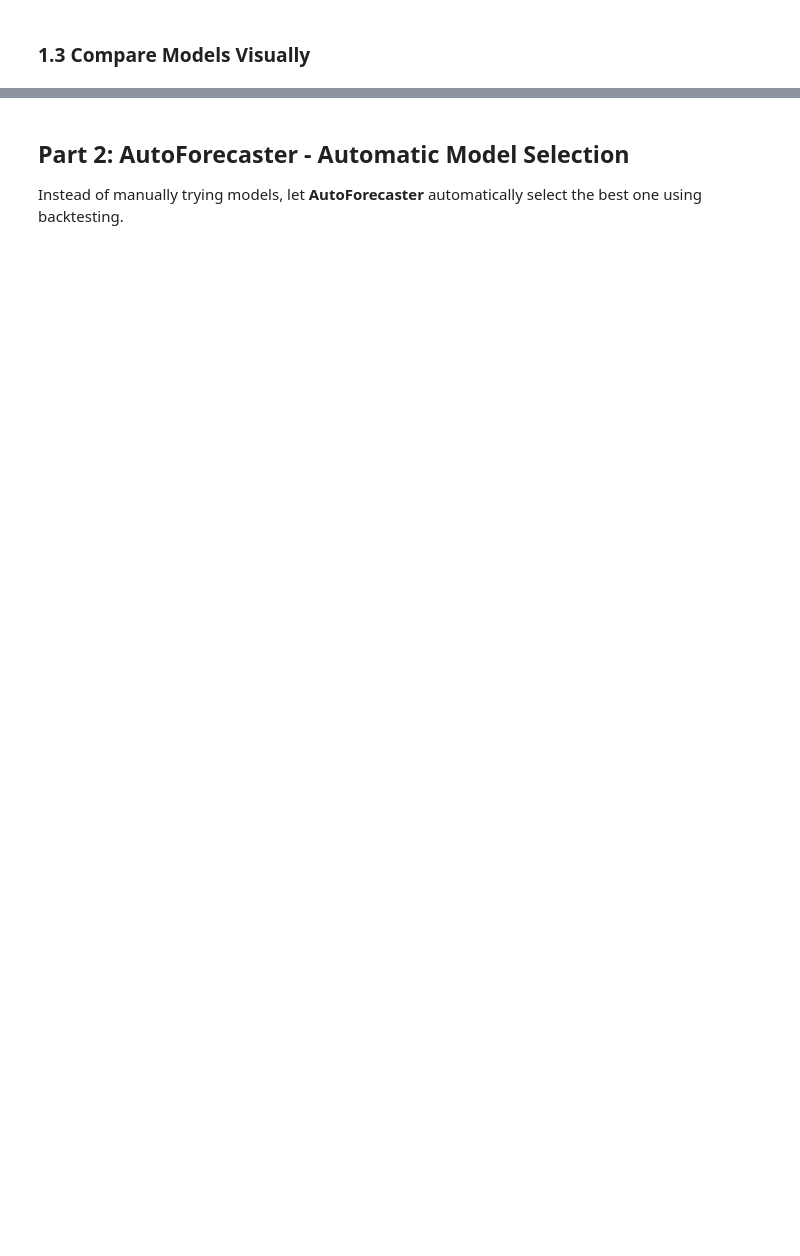
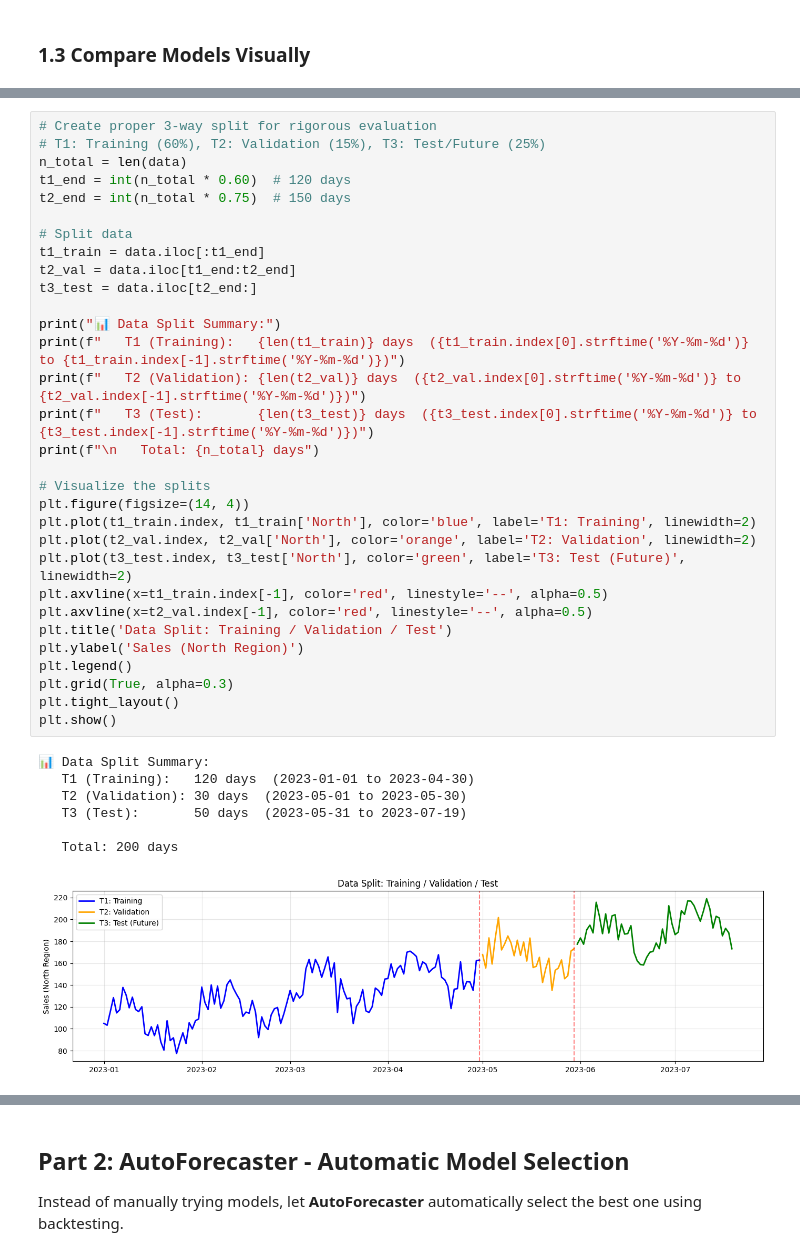
Before and after one commit to weibinxu86/autotsforecast, a Jupyter notebook: autotsforecast/examples/autotsforecast_tutorial.ipynb, the cells around one changed output, grey strips where cells are left out. Drawn from its saved outputs; the diff is of its cells as text; blank space fills up the shorter version.

```diff
--- a/autotsforecast/examples/autotsforecast_tutorial.ipynb
+++ b/autotsforecast/examples/autotsforecast_tutorial.ipynb
@@ -124,0 +170,39 @@ print(f"Random Forest RMSE: {rf_rmse:.2f}")
+# %%
+# Create proper 3-way split for rigorous evaluation
+# T1: Training (60%), T2: Validation (15%), T3: Test/Future (25%)
+n_total = len(data)
+t1_end = int(n_total * 0.60)  # 120 days
+t2_end = int(n_total * 0.75)  # 150 days
+
+# Split data
+t1_train = data.iloc[:t1_end]
+t2_val = data.iloc[t1_end:t2_end]
+t3_test = data.iloc[t2_end:]
+
+print("📊 Data Split Summary:")
+print(f"   T1 (Training):   {len(t1_train)} days  ({t1_train.index[0].strftime('%Y-%m-%d')} to {t1_train.index[-1].strftime('%Y-%m-%d')})")
+print(f"   T2 (Validation): {len(t2_val)} days  ({t2_val.index[0].strftime('%Y-%m-%d')} to {t2_val.index[-1].strftime('%Y-%m-%d')})")
+print(f"   T3 (Test):       {len(t3_test)} days  ({t3_test.index[0].strftime('%Y-%m-%d')} to {t3_test.index[-1].strftime('%Y-%m-%d')})")
+print(f"\n   Total: {n_total} days")
+
+# Visualize the splits
+plt.figure(figsize=(14, 4))
+plt.plot(t1_train.index, t1_train['North'], color='blue', label='T1: Training', linewidth=2)
+plt.plot(t2_val.index, t2_val['North'], color='orange', label='T2: Validation', linewidth=2)
+plt.plot(t3_test.index, t3_test['North'], color='green', label='T3: Test (Future)', linewidth=2)
+plt.axvline(x=t1_train.index[-1], color='red', linestyle='--', alpha=0.5)
+plt.axvline(x=t2_val.index[-1], color='red', linestyle='--', alpha=0.5)
+plt.title('Data Split: Training / Validation / Test')
+plt.ylabel('Sales (North Region)')
+plt.legend()
+plt.grid(True, alpha=0.3)
+plt.tight_layout()
+plt.show()
+# %% [output]
+📊 Data Split Summary:
+   T1 (Training):   120 days  (2023-01-01 to 2023-04-30)
+   T2 (Validation): 30 days  (2023-05-01 to 2023-05-30)
+   T3 (Test):       50 days  (2023-05-31 to 2023-07-19)
+
+   Total: 200 days
+[figure, added]
```
Also changed, not shown: parts of 35 cells of this notebook, 3 other files.
